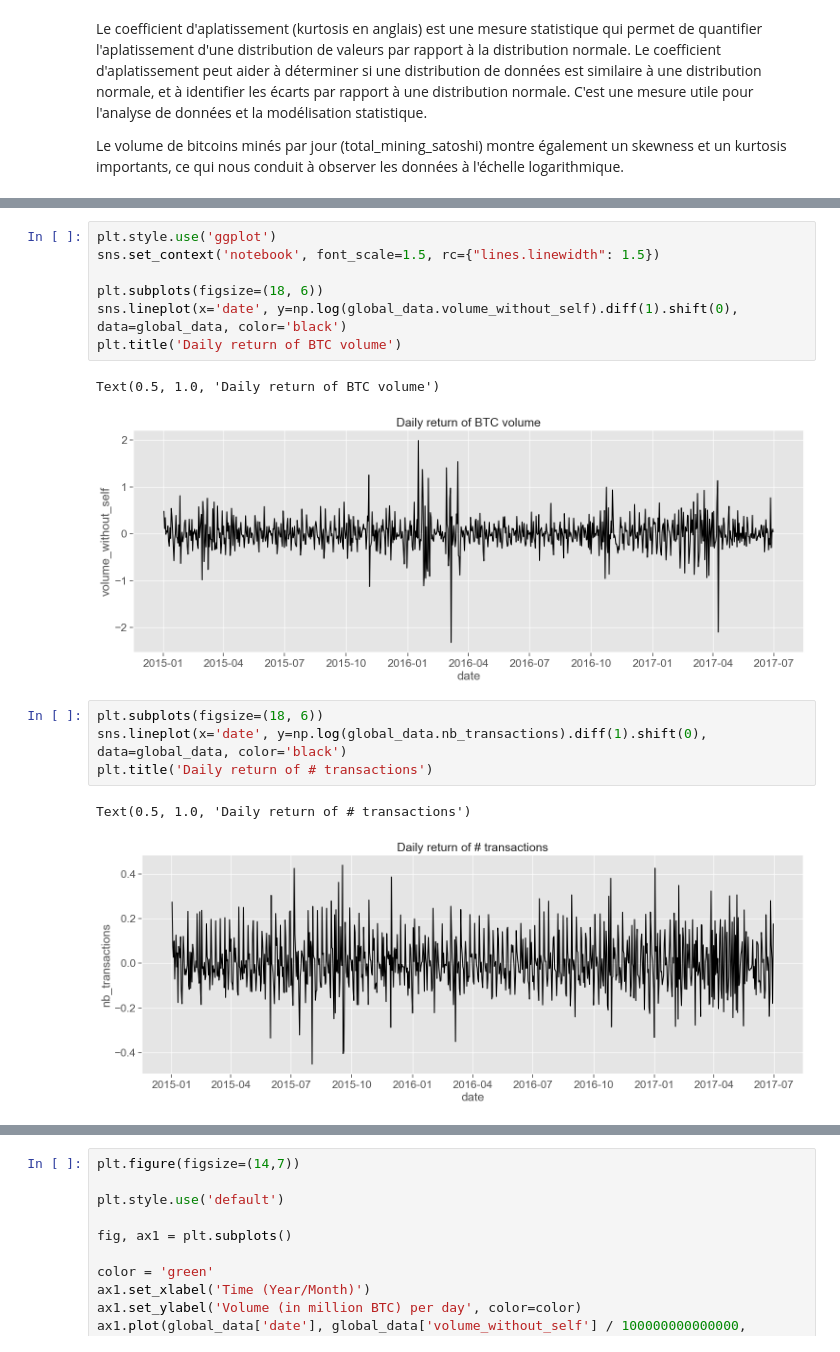
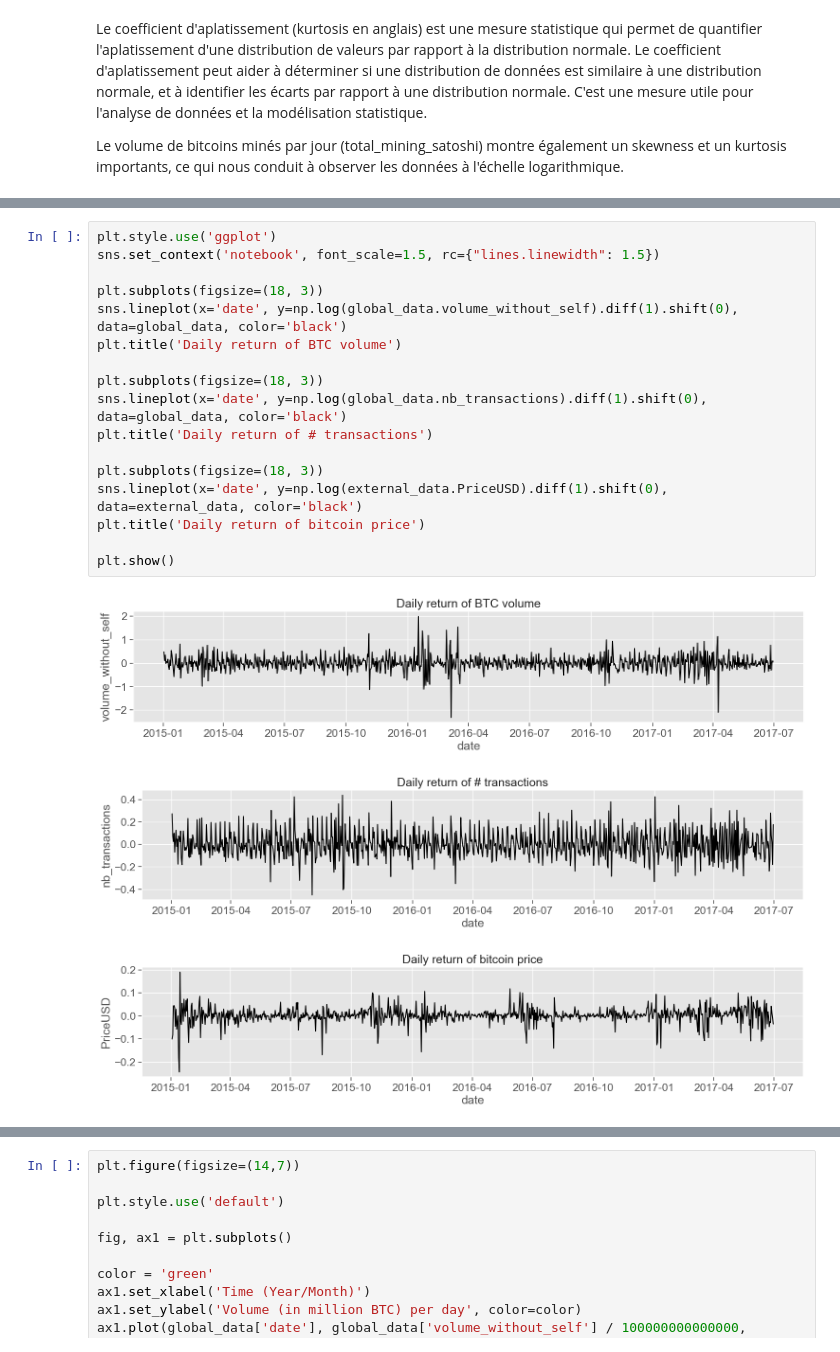
Before and after one commit to trsdimi/big-data, a Jupyter notebook: main.ipynb, the cells around one changed output, grey strips where cells are left out. Saved outputs shown, nothing was run; the diff lists cells and outputs as text.

Commit message:
[WRITE] log return + acf

```diff
--- a/main.ipynb
+++ b/main.ipynb
@@ -168,17 +197,21 @@ bla bla bla
 # %%
 plt.style.use('ggplot')
 sns.set_context('notebook', font_scale=1.5, rc={"lines.linewidth": 1.5})
 
-plt.subplots(figsize=(18, 6))
+plt.subplots(figsize=(18, 3))
 sns.lineplot(x='date', y=np.log(global_data.volume_without_self).diff(1).shift(0), data=global_data, color='black')
 plt.title('Daily return of BTC volume')
+
+plt.subplots(figsize=(18, 3))
+sns.lineplot(x='date', y=np.log(global_data.nb_transactions).diff(1).shift(0), data=global_data, color='black')
+plt.title('Daily return of # transactions')
+
+plt.subplots(figsize=(18, 3))
+sns.lineplot(x='date', y=np.log(external_data.PriceUSD).diff(1).shift(0), data=external_data, color='black')
+plt.title('Daily return of bitcoin price')
+
+plt.show()
 # %% [output]
-Text(0.5, 1.0, 'Daily return of BTC volume')
-[figure, old version]
+[figure, new version]
+[figure, added]
+[figure, added]
-# %%
-plt.subplots(figsize=(18, 6))
-sns.lineplot(x='date', y=np.log(global_data.nb_transactions).diff(1).shift(0), data=global_data, color='black')
-plt.title('Daily return of # transactions')
-# %% [output]
-Text(0.5, 1.0, 'Daily return of # transactions')
-[figure, removed]
```
Also changed, not shown: parts of 15 cells of this notebook.
